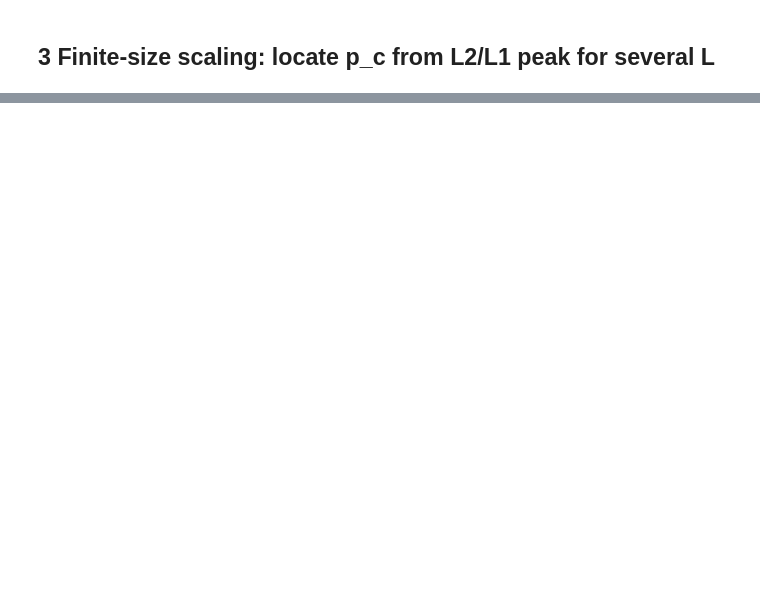
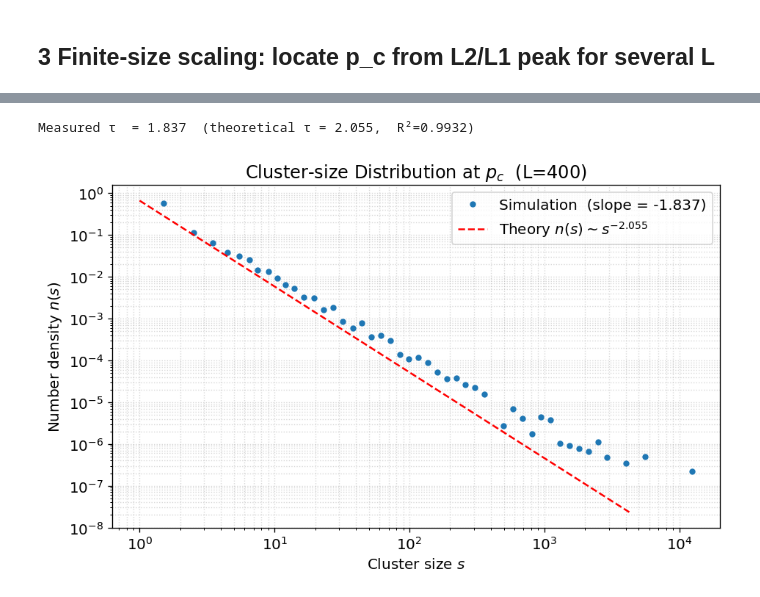
Before and after one commit to Leny73/percolation-phase-transition, a Jupyter notebook: notebooks/percolation_analysis.ipynb, the cells around one changed output, grey strips where cells are left out. Drawn from its saved outputs; the diff is of its cells as text; code cells hidden in the pictures; blank space fills up the shorter version.

Commit message:
Expand notebook: edge-case demo, power-law, fractal dim, ν, test results, interpretation
Co-authored-by: Leny73 <11331980+Leny73@users.noreply.github.com>

```diff
--- a/notebooks/percolation_analysis.ipynb
+++ b/notebooks/percolation_analysis.ipynb
@@ -129,0 +185,49 @@ plt.show()
+# %%
+import numpy as np
+import matplotlib.pyplot as plt
+from scipy.stats import linregress
+from src.simulation import generate_grid, label_clusters, cluster_sizes
+from src.validation import PC_THEORY
+
+# Why L=400: a large lattice exposes a wider power-law decade range;
+# for L≲100 the distribution is truncated at s ~ L^{d_f} ≈ L^{1.9}.
+L_pow = 400
+TAU_THEORY = 187 / 91  # exact 2D percolation exponent
+
+grid_pow = generate_grid(L_pow, PC_THEORY, np.uint64(999), np.uint64(7))
+labeled_pow, n_clusters_pow = label_clusters(grid_pow)
+sizes_pow = cluster_sizes(labeled_pow, n_clusters_pow)
+
+max_s = int(sizes_pow[0])  # sorted descending, so index 0 is the maximum
+bins = np.unique(np.round(np.logspace(0, np.log10(max_s), 60)).astype(int))
+counts, edges = np.histogram(sizes_pow, bins=bins)
+bin_centers = 0.5 * (edges[:-1] + edges[1:])
+bin_widths   = np.diff(edges)
+n_s = counts / (len(sizes_pow) * bin_widths)
+
+mask     = counts > 0
+log_s    = np.log10(bin_centers[mask])
+log_n    = np.log10(n_s[mask])
+fit_mask = log_s < np.log10(max_s) - 0.8
+
+slope, intercept, r_pow, _, _ = linregress(log_s[fit_mask], log_n[fit_mask])
+print(f'Measured τ  = {-slope:.3f}  (theoretical τ = {TAU_THEORY:.3f},  R²={r_pow**2:.4f})')
+
+s_ref  = np.logspace(0, np.log10(max_s) - 0.5, 100)
+n_ref  = (10**intercept) * s_ref**(-TAU_THEORY)
+
+fig, ax = plt.subplots(figsize=(8, 5))
+ax.loglog(bin_centers[mask], n_s[mask], 'o', ms=4,
+          label=f'Simulation  (slope = {slope:.3f})')
+ax.loglog(s_ref, n_ref, 'r--', lw=1.5,
+          label=rf'Theory $n(s)\sim s^{{-{TAU_THEORY:.3f}}}$')
+ax.set_title(f'Cluster-size Distribution at $p_c$  (L={L_pow})')
+ax.set_xlabel('Cluster size $s$')
+ax.set_ylabel('Number density $n(s)$')
+ax.legend()
+ax.grid(True, which='both', ls=':', alpha=0.5)
+plt.tight_layout()
+plt.show()
+# %% [output]
+Measured τ  = 1.837  (theoretical τ = 2.055,  R²=0.9932)
+[figure, added]
```
Also changed, not shown: parts of 13 cells of this notebook.
